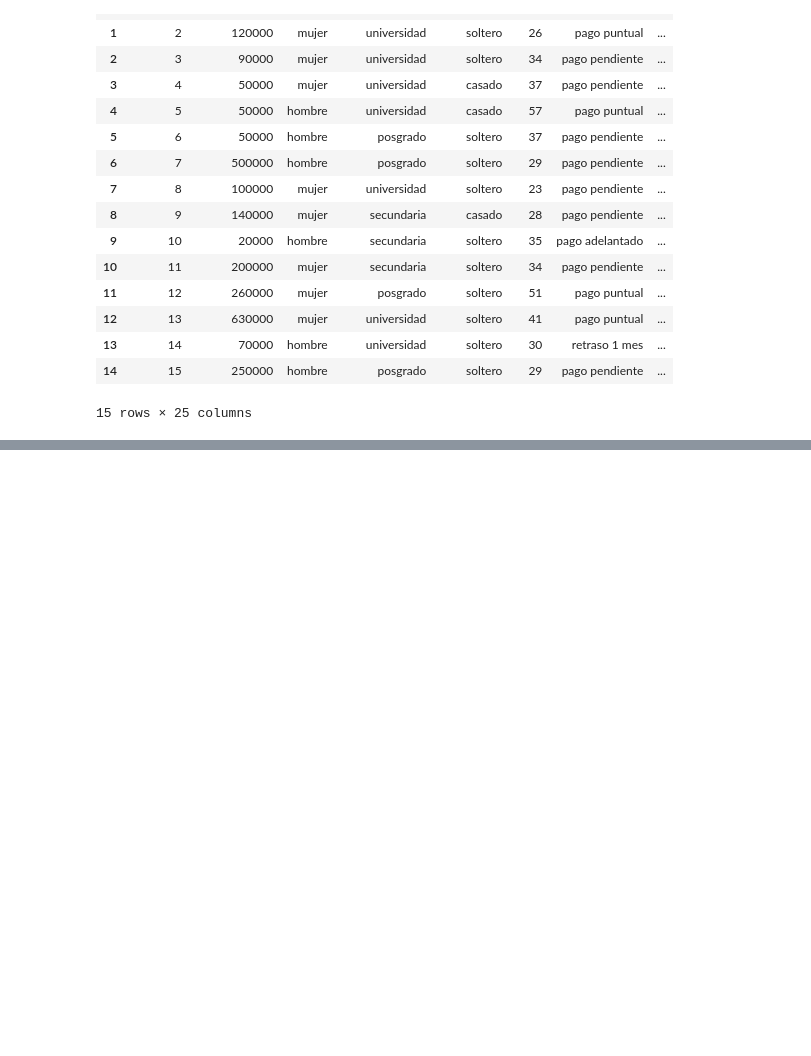
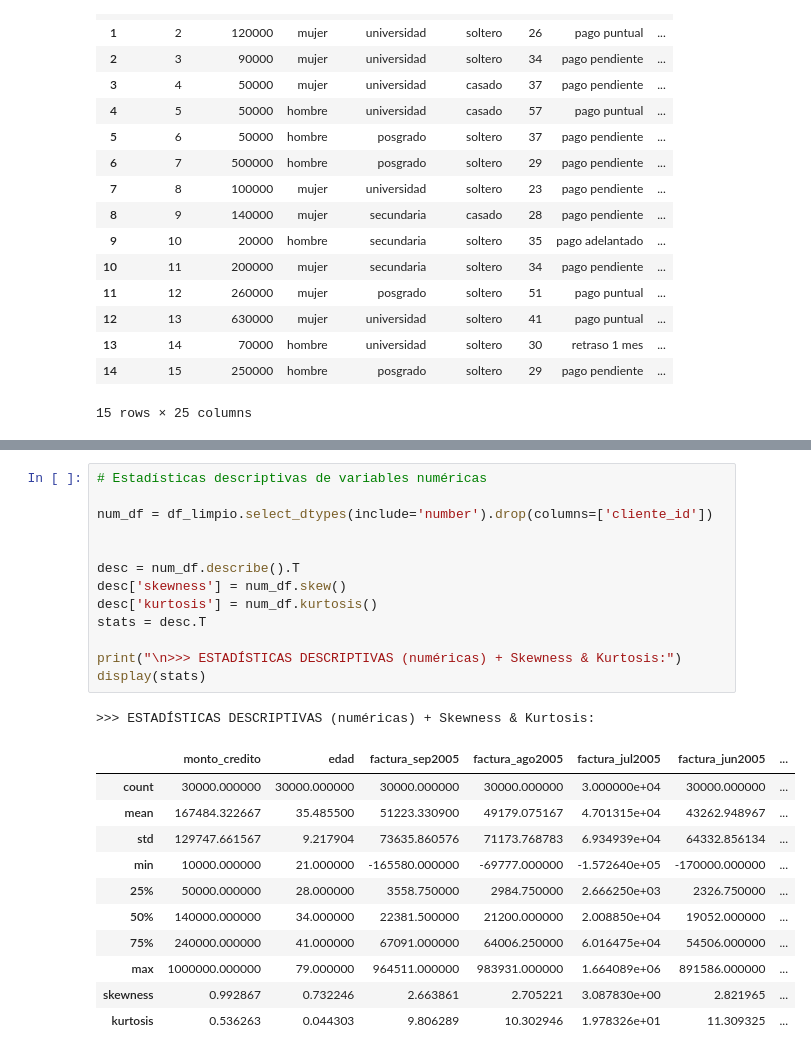
Before and after one commit to sgurdian/ml_default_credit_card_clients, a Jupyter notebook: notebooks/ml_project_DCCC.ipynb, the cells around one changed output, grey strips where cells are left out. Drawn from its saved outputs; the diff is of its cells as text; blank space fills up the shorter version.

```diff
--- a/notebooks/ml_project_DCCC.ipynb
+++ b/notebooks/ml_project_DCCC.ipynb
@@ -250,0 +280,26 @@ df_limpio.head(15)
+# %%
+# Estadísticas descriptivas de variables numéricas
+
+num_df = df_limpio.select_dtypes(include='number').drop(columns=['cliente_id'])
+
+
+desc = num_df.describe().T
+desc['skewness'] = num_df.skew()
+desc['kurtosis'] = num_df.kurtosis()
+stats = desc.T
+
+print("\n>>> ESTADÍSTICAS DESCRIPTIVAS (numéricas) + Skewness & Kurtosis:")
+display(stats)
+# %% [output]
+>>> ESTADÍSTICAS DESCRIPTIVAS (numéricas) + Skewness & Kurtosis:
+|  | monto_credito | edad | factura_sep2005 | factura_ago2005 | factura_jul2005 | factura_jun2005 | ... |
+| count | 30000.000000 | 30000.000000 | 30000.000000 | 30000.000000 | 3.000000e+04 | 30000.000000 | ... |
+| mean | 167484.322667 | 35.485500 | 51223.330900 | 49179.075167 | 4.701315e+04 | 43262.948967 | ... |
+| std | 129747.661567 | 9.217904 | 73635.860576 | 71173.768783 | 6.934939e+04 | 64332.856134 | ... |
+| min | 10000.000000 | 21.000000 | -165580.000000 | -69777.000000 | -1.572640e+05 | -170000.000000 | ... |
+| 25% | 50000.000000 | 28.000000 | 3558.750000 | 2984.750000 | 2.666250e+03 | 2326.750000 | ... |
+| 50% | 140000.000000 | 34.000000 | 22381.500000 | 21200.000000 | 2.008850e+04 | 19052.000000 | ... |
+| 75% | 240000.000000 | 41.000000 | 67091.000000 | 64006.250000 | 6.016475e+04 | 54506.000000 | ... |
+| max | 1000000.000000 | 79.000000 | 964511.000000 | 983931.000000 | 1.664089e+06 | 891586.000000 | ... |
+| skewness | 0.992867 | 0.732246 | 2.663861 | 2.705221 | 3.087830e+00 | 2.821965 | ... |
+| kurtosis | 0.536263 | 0.044303 | 9.806289 | 10.302946 | 1.978326e+01 | 11.309325 | ... |
```
Also changed, not shown: parts of 4 cells of this notebook, 1 other file.
